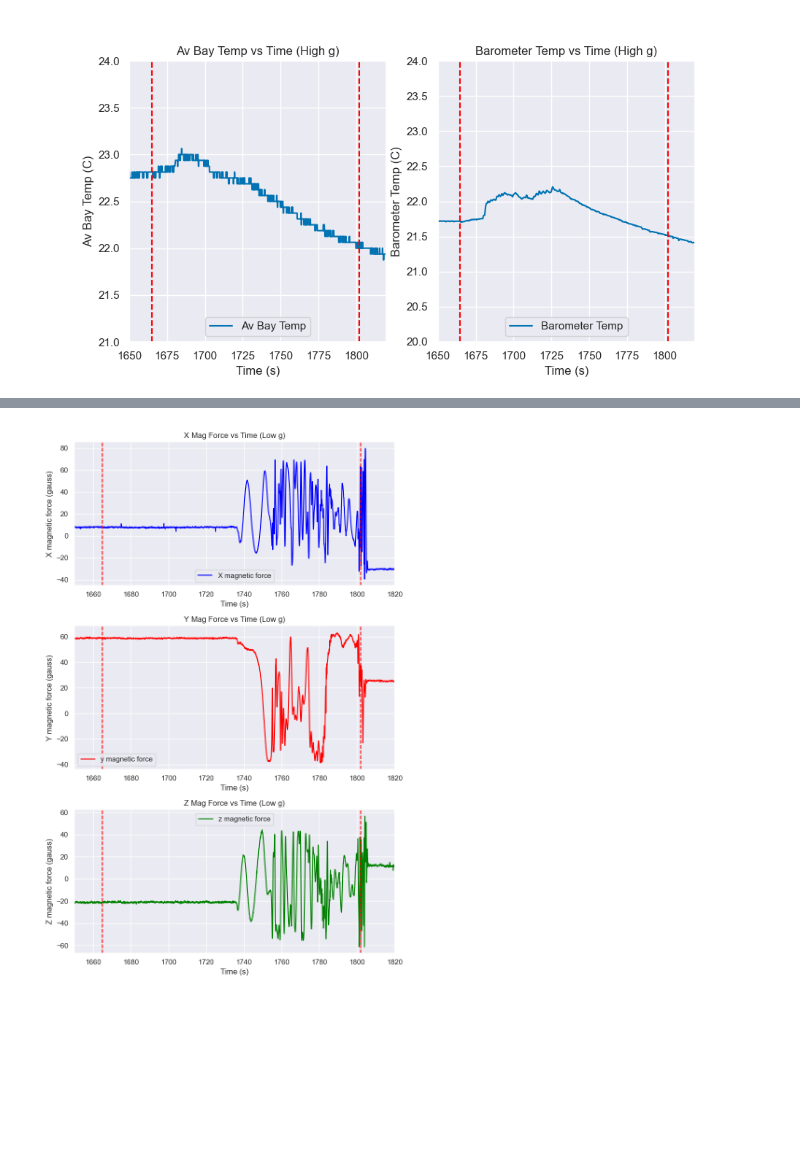
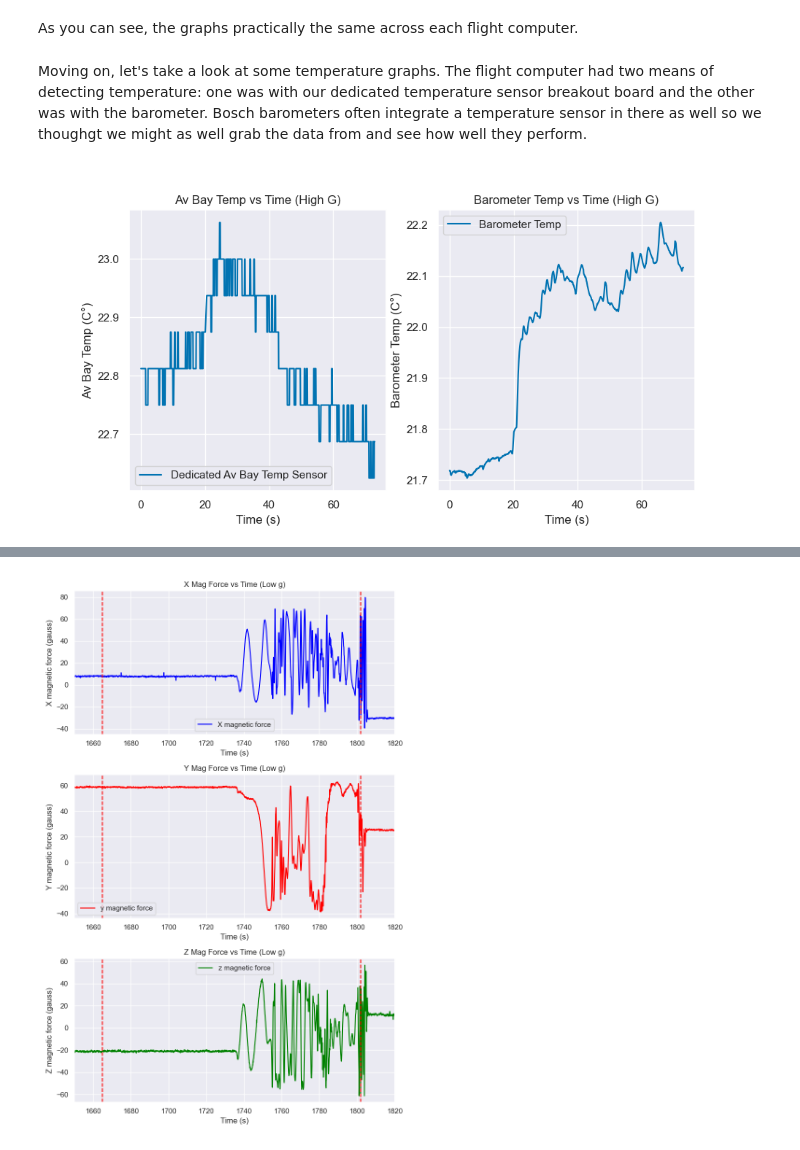
Before and after one commit to bimmui/HODGE-electronics, a Jupyter notebook: data-analysis/carmf5_analysis.ipynb, the cells around one changed output, grey strips where cells are left out. Saved outputs shown, nothing was run; the diff lists cells and outputs as text; code cells hidden in the pictures; blank space fills up the shorter version.

```diff
--- a/data-analysis/carmf5_analysis.ipynb
+++ b/data-analysis/carmf5_analysis.ipynb
@@ -108,0 +39,16 @@ plt.show()
+# %%
+# converting seconds to milliseconds
+HIGH_LAUNCH_START = 1660 * 1000
+HIGH_LAUNCH_END = 1733 * 1000
+LOW_LAUNCH_START = 1731 * 1000
+LOW_LAUNCH_END = 1810 * 1000
+
+# doing some data cleansing to trim out parts of the data that doeesn't matter
+filtered_high_df = high_launch_data[(high_launch_data['time (ms)'] >= HIGH_LAUNCH_START) & (high_launch_data['time (ms)'] <= HIGH_LAUNCH_END)]
+filtered_low_df = low_launch_data[(low_launch_data['time (ms)'] >= LOW_LAUNCH_START) & (low_launch_data['time (ms)'] <= LOW_LAUNCH_END)]
+
+# scaling down time to make it start at t=0
+first_high = filtered_high_df['time (ms)'].iloc[0]
+first_low = filtered_low_df['time (ms)'].iloc[0]
+filtered_high_df['time (ms)'] = filtered_high_df['time (ms)'] - first_high
+filtered_low_df['time (ms)'] = filtered_low_df['time (ms)'] - first_low
@@ -109,58 +93,24 @@ plt.show()
+# %% [markdown]
+As you can see, the graphs practically the same across each flight computer.
+# %% [markdown]
+Moving on, let's take a look at some temperature graphs. The flight computer had two means of detecting temperature: one was with our dedicated temperature sensor breakout board and the other was with the barometer. Bosch barometers often integrate a temperature sensor in there as well so we thoughgt we might as well grab the data from and see how well they perform.
 # %%
-# Av bay temp vs time and barometer temp vs time (High g)
-# Create a figure with two horizontally stacked subplots
+# Av bay temp sensor vs time and barometer temp vs time (High g)
 fig, (ax1, ax2) = plt.subplots(1, 2, figsize=(10, 5))
-
-# Plot data on the first subplot
-ax1.plot(high_launch_data['time (ms)'] / 1000, high_launch_data['av bay temperature (C)'], label='Av Bay Temp')
+# first subplot
+ax1.plot(filtered_high_df['time (ms)'] / 1000, filtered_high_df['av bay temperature (C)'], label='Dedicated Av Bay Temp Sensor')
 ax1.set_xlabel('Time (s)')
-ax1.set_ylabel('Av Bay Temp (C)')
-ax1.set_title('Av Bay Temp vs Time (High g)')
-ax1.axvline(x=1664.8, color='red', linestyle='--')
-ax1.axvline(x=1802, color='red', linestyle='--')
-#ax1.set_xlim(1650,1820)
+ax1.set_ylabel('Av Bay Temp (C°)')
+ax1.set_title('Av Bay Temp vs Time (High G)')
 ax1.legend()
 
-# Plot data on the second subplot
-ax2.plot(high_launch_data['time (ms)'] / 1000, high_launch_data['barometer temp (C)'], label='Barometer Temp')
+# second subplot
+ax2.plot(filtered_high_df['time (ms)'] / 1000, filtered_high_df['barometer temp (C)'], label='Barometer Temp')
 ax2.set_xlabel('Time (s)')
-ax2.set_ylabel('Barometer Temp (C)')
-ax2.set_title('Barometer Temp vs Time (High g)')
-ax2.axvline(x=1664.8, color='red', linestyle='--')
-ax2.axvline(x=1802, color='red', linestyle='--')
-#ax2.set_xlim(1650,1820)
+ax2.set_ylabel('Barometer Temp (C°)')
+ax2.set_title('Barometer Temp vs Time (High G)')
 ax2.legend()
-
-# Change the x- and y-axes scales for the first subplot
-ax1.set_xlim(1650, 1820)        # Set x-axis limits for the first subplot
-ax1.set_ylim(21,24)      # Set y-axis limits for the first subplot
-
-# Change the x- and y-axes scales for the second subplot
-ax2.set_xlim(1650, 1820) # Set x-axis limits for the second subplot
-ax2.set_ylim(20,24)  # Set y-axis limits for the second subplot
-
-
-# by default the tooltip is displayed "onclick"
-# we can change it by setting hover to True
-
-cursor = mplcursors.cursor( hover=True)
-# by default the annotation displays the xy positions
-# this is to change it to the countries name
-@cursor.connect("add")
-def on_add(sel):
-    x = sel.target[0]
-    y = sel.target[1]
-    sel.annotation.set(text=f'Temp: {y:.2f} m at t={x:.2f}')
-
-
-# Show the plot
 plt.show()
-
-
-# Clear the current figure plt.clf()
-#plt.clf()
-# Close all open figures
-#plt.close('all')
 # %% [output]
-[figure, old version]
+[figure, new version]
 # %%
```
Also changed, not shown: parts of 19 cells of this notebook.
